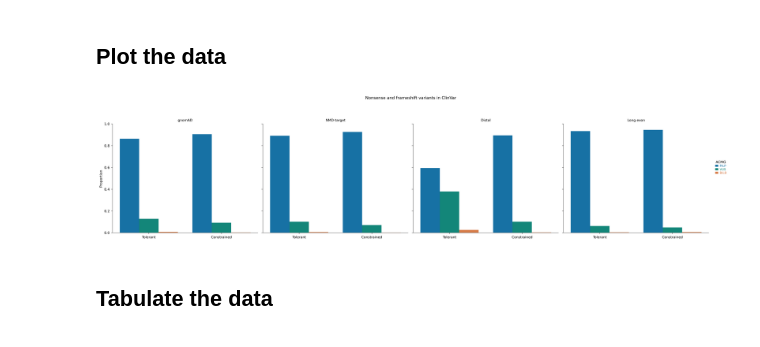
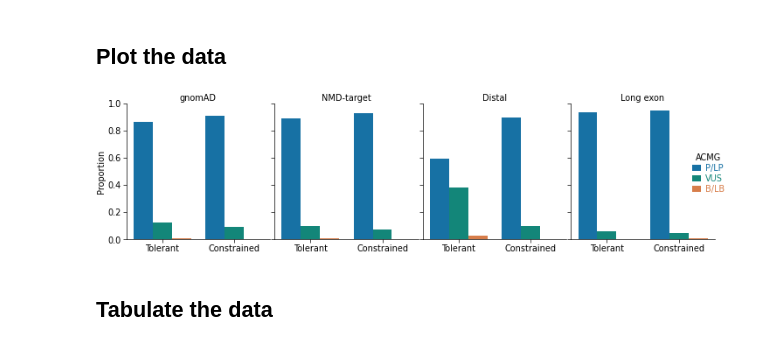
Before and after one commit to alexblakes/regional_nonsense_constraint, a Jupyter notebook: scripts_plots/clinvar_plots.ipynb, the cells around one changed output. Saved outputs shown, nothing was run; the diff lists cells and outputs as text; code cells hidden in the pictures.

```diff
--- a/scripts_plots/clinvar_plots.ipynb
+++ b/scripts_plots/clinvar_plots.ipynb
@@ -14,11 +17,0 @@ import seaborn as sns
-# %%
-# Choose style sheet(s)
-plt.style.use("plot_styles/default.mplstyle")
-
-# Import functions from the _color_tools notebook
-%run _color_tools.ipynb
-
-# Assign the color palette to a variable.
-# Individual colors can be selected by index (e.g. C[0])
-C = sns.color_palette().as_hex()
-sns.color_palette()
@@ -151,24 +132,26 @@ prop = (
 ## Plot the data
 # %%
 # Construct a bar plot
-
 g = sns.catplot(
     kind="bar",
     data=prop,
     x="Constraint",
     order=["Tolerant", "Constrained"],
     hue="ACMG",
     hue_order=["P/LP", "VUS", "B/LB"],
     col="constraint_region",
     col_order=["gnomAD", "NMD-target", "Distal", "Long exon"],
     y="Proportion",
 )
+g.fig.set_size_inches((18 * cm, 4.5 * cm))
 g.set(xlabel="", ylim=(0, 1))
 g.set_titles(template="{col_name}")
-g.fig.suptitle("Nonsense and frameshift variants in ClinVar")
-g.fig.subplots_adjust(top=0.8)
+
+# Save plots to output
+plt.savefig("../plots/clinvar_acmg_by_constraint.svg", format="svg")
+plt.savefig("../plots/clinvar_acmg_by_constraint.png", format="png", dpi=1000)
 # %% [output]
-[figure, old version]
+[figure, new version]
 # %% [markdown]
 ## Tabulate the data
 # %%
```
Also changed, not shown: parts of 4 cells of this notebook.
